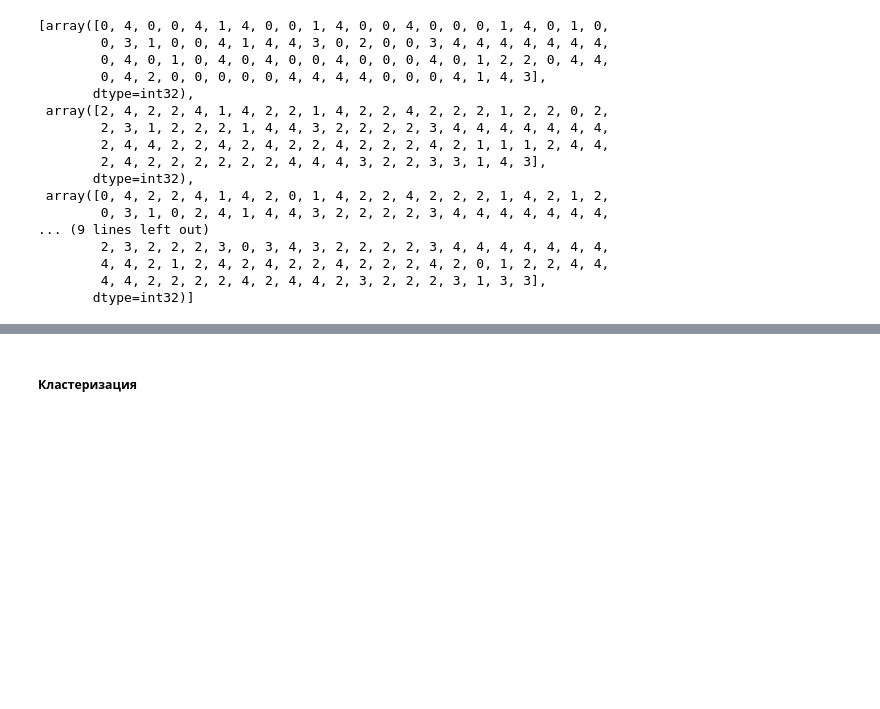
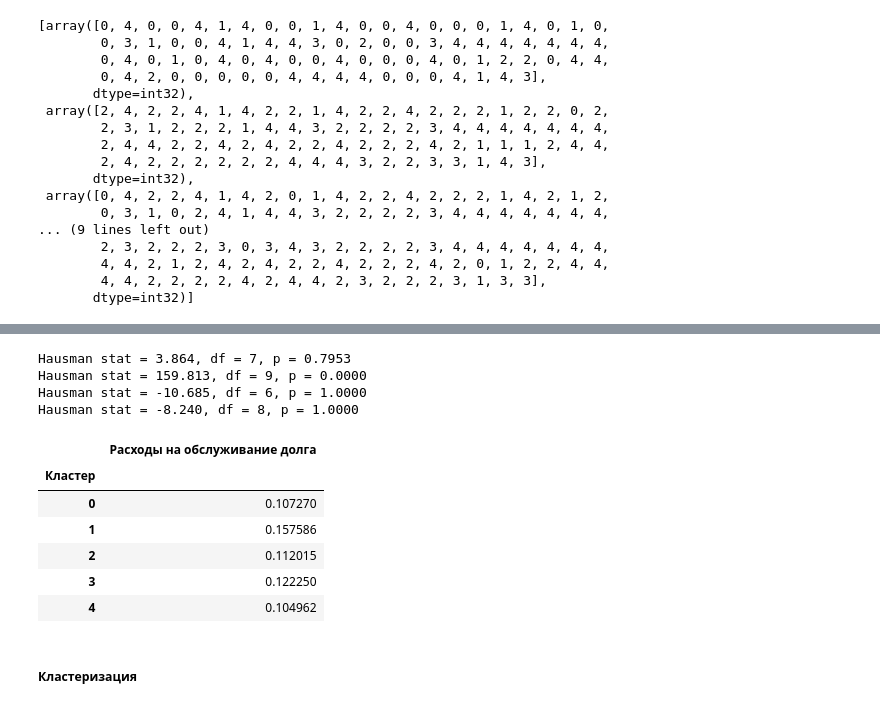
Before and after one commit to vasyanvasyan-r/roskazna_and_clustering, a Jupyter notebook: parsefile.ipynb, the cells around one changed output, grey strips where cells are left out. Cells and saved outputs as stored; diff of their text form; code cells hidden in the pictures; blank space fills up the shorter version.

```diff
--- a/parsefile.ipynb
+++ b/parsefile.ipynb
@@ -669,0 +658,16 @@ plt.show()
+# %%
+SIM = 8675
+nc = 5
+centers = []
+for year in list_of_years:
+    cluster_data = pd.DataFrame([criteria_1[year],
+                                criteria_2[year],
+                                criteria_3[year],
+                                criteria_4[year],
+                                criteria_5[year]]).T.set_axis([
+                'cr_1', 'cr_2', 'cr_3', 'cr_4', 'cr_5'
+            ], axis=1)
+    X = cluster_data.apply(lambda x: (x - np.mean(x))/np.std(x))
+    km = KMeans(n_clusters=nc, init="random", n_init=1, random_state=SIM)
+    km.fit_predict(X)
+    centers.append(km.cluster_centers_)
@@ -669,0 +714,26 @@ plt.show()
+# %%
+cluster_data = pd.DataFrame(list_of_sims[SIM]).T.set_axis(vrp.index, axis = 0).set_axis(list_of_years, axis = 1)
+# первый шаг, отделим 2019 год
+start_column = cluster_data.loc[:, list_of_years[0]]
+cluster_column = [list_of_sims[SIM][0].copy().tolist()]
+year_dict = start_column.value_counts().to_dict()  # type: ignore
+for year in list_of_years[1:]:
+
+    mapping = {}
+    list_of_c = [i for i in range(5)]
+    for i in year_dict:  # type: ignore
+        year_dict_c = {}
+        for j in list_of_c:
+
+            year_dict_c[j] = len([k for k in cluster_data.loc[cluster_data.loc[:, year] == j].index.to_list() # type: ignore
+                                if k in start_column.loc[start_column == i].index.to_list()])/year_dict[i] # type: ignore
+        max_guess = max(year_dict_c, key = year_dict_c.get) # type: ignore
+        list_of_c.remove(max_guess)
+        mapping[max_guess] = (i, year_dict_c[max_guess])
+
+
+    print("Соответствие кластеров:")
+    for r, c in mapping.items():
+        print(f"2019 кластер {c[0]} -> {year}  кластер {r}, совпадений {c[1]}")
+    cluster_column += [[int(mapping[i][0]) for i in list_of_sims[SIM][list_of_years.index(year)].copy().tolist()]]
+    print(f"{'-'*50}")
@@ -669,0 +969,28 @@ plt.show()
+# %%
+from scipy import stats
+for m in [(model1_fe, model1_re),
+          (model3_fe, model3_re),
+          (model5_fe, model5_re),
+          (model7_fe, model7_re)
+          ]:
+    b_fe = m[0].params.values # type: ignore
+    b_re = m[1].params.values # type: ignore
+    V_fe = m[0].cov.values # type: ignore
+    V_re = m[1].cov.values # type: ignore
+
+
+    diff = b_fe - b_re # type: ignore
+    V = V_fe - V_re
+
+    try:
+        stat = float(diff.T @ np.linalg.inv(V) @ diff)
+        df_h = len(diff)
+        pval = 1 - stats.chi2.cdf(stat, df_h) #type: ignore
+        print(f"Hausman stat = {stat:.3f}, df = {df_h}, p = {pval:.4f}")
+    except np.linalg.LinAlgError:
+        print("Матрица (V_fe - V_re) необратима")
+# %% [output]
+Hausman stat = 3.864, df = 7, p = 0.7953
+Hausman stat = 159.813, df = 9, p = 0.0000
+Hausman stat = -10.685, df = 6, p = 1.0000
+Hausman stat = -8.240, df = 8, p = 1.0000
@@ -670,3 +1014,13 @@ plt.show()
+# %%
+df.loc[:, ['Расходы на обслуживание долга', 'Кластер']].groupby('Кластер').agg({"Расходы на обслуживание долга":"mean"})
+# %% [output]
+|  | Расходы на обслуживание долга |
+| Кластер |  |
+| 0 | 0.107270 |
+| 1 | 0.157586 |
+| 2 | 0.112015 |
+| 3 | 0.122250 |
+| 4 | 0.104962 |
 # %% [markdown]
 ##### Кластеризация
 # %%
```
Also changed, not shown: parts of 23 cells of this notebook, 4 other files.
